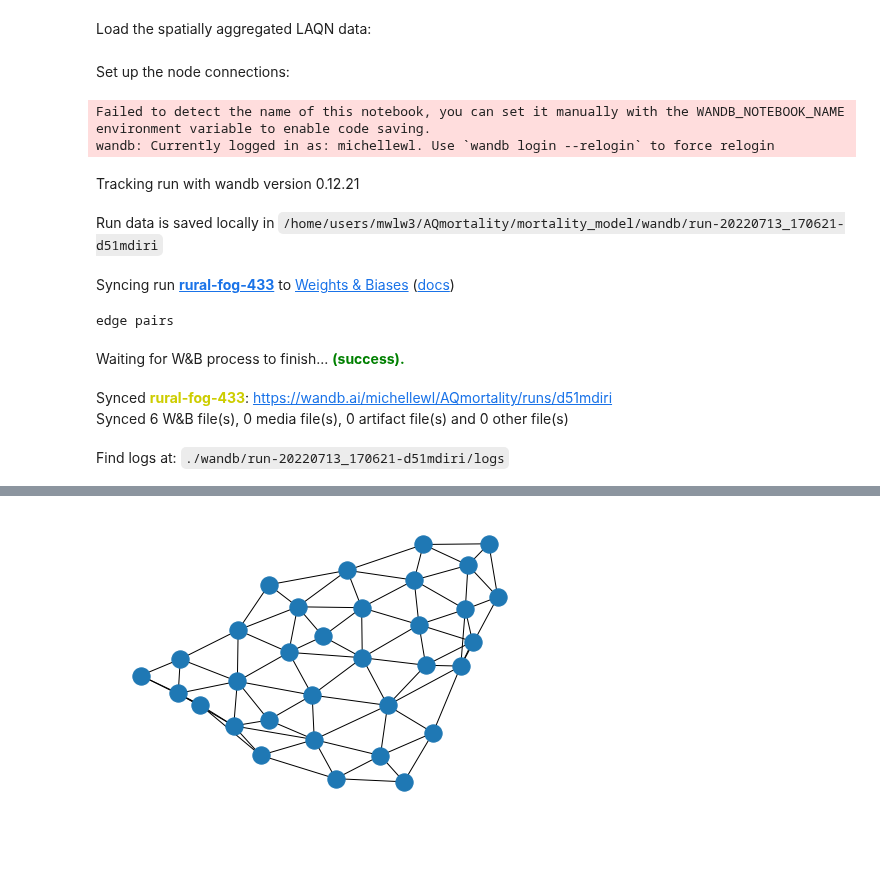
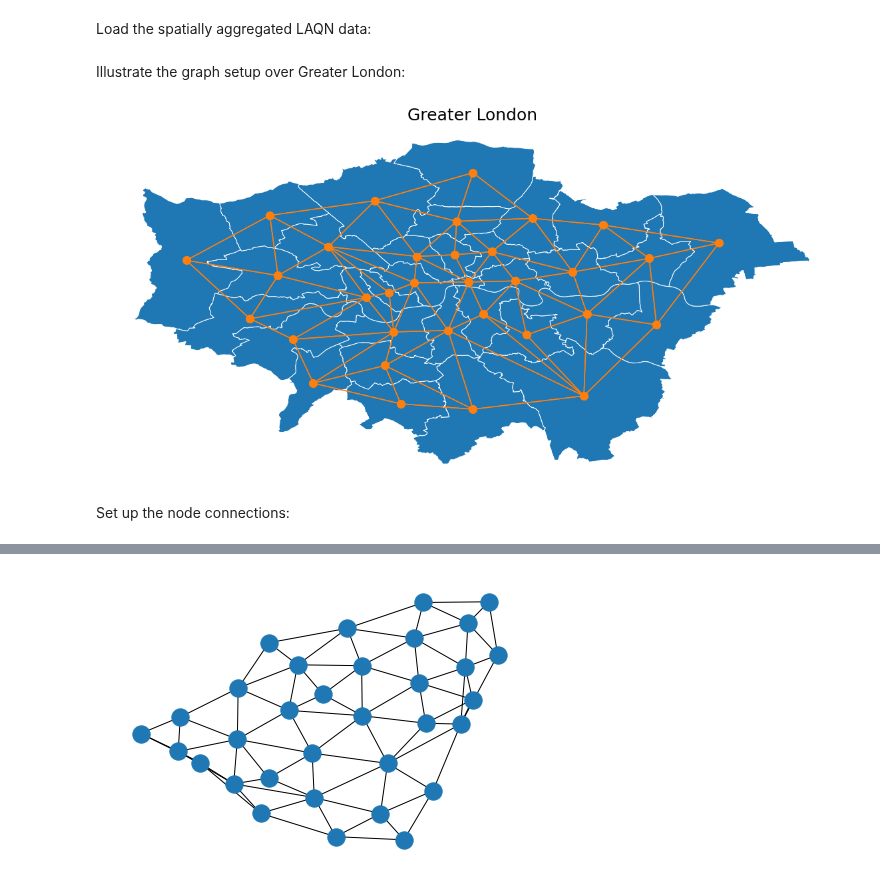
Before and after one commit to michellewl/AQmortality, a Jupyter notebook: mortality_model/borough_mortality.ipynb, the cells around one changed output, grey strips where cells are left out. Saved outputs shown, nothing was run; the diff lists cells and outputs as text; code cells hidden in the pictures; blank space fills up the shorter version.

Commit message:
Illustrative plot of Greater London with graph network overlaid.

```diff
--- a/mortality_model/borough_mortality.ipynb
+++ b/mortality_model/borough_mortality.ipynb
@@ -66,23 +91,27 @@ aggregated_NO2_df = NO2.read("laqn-local-authority")
 print(aggregated_NO2_df.shape)
 aggregated_NO2_df.plot()
 plt.show()
+# %% [markdown]
+Illustrate the graph setup over Greater London:
+# %%
+gdf = gpd.GeoDataFrame(edge_pairs.transpose(), columns=["x", "y"])
+
+for column in gdf.columns:
+    gdf[column] = gdf[column].map(london_authorities_gdf.centroid)
+
+gdf.set_geometry([LineString(xy) for xy in zip(gdf.x, gdf.y)], inplace=True)
 # %%
-london_authorities_gdf.plot()
+fig, ax = plt.subplots(figsize=(20, 15))
+
+london_authorities_gdf.plot(ax=ax, edgecolors="w")
+gdf.plot(ax=ax, color="tab:orange")
+london_authorities_gdf.centroid.plot(ax=ax, marker="o", markersize=150, facecolors="tab:orange", edgecolors="tab:orange")
+plt.axis("off")
+plt.title("Greater London", fontsize=25)
 plt.show()
+# %% [output]
+[figure, added]
 # %% [markdown]
 Set up the node connections:
 # %%
 # london_authorities_gdf, edge_pairs = geography.get_local_authority_neighbour_edges_and_log()
-# %%
-edge_pairs = geography.read("edge-pairs-array")
-# %% [output]
-Failed to detect the name of this notebook, you can set it manually with the WANDB_NOTEBOOK_NAME environment variable to enable code saving.
-wandb: Currently logged in as: michellewl. Use `wandb login --relogin` to force relogin
-Tracking run with wandb version 0.12.21
-Run data is saved locally in /home/users/mwlw3/AQmortality/mortality_model/wandb/run-20220713_170621-d51mdiri
-Syncing run rural-fog-433 to Weights & Biases (docs)
-edge pairs
-Waiting for W&B process to finish... (success).
-Synced rural-fog-433: https://wandb.ai/michellewl/AQmortality/runs/d51mdiri
-Synced 6 W&B file(s), 0 media file(s), 0 artifact file(s) and 0 other file(s)
-Find logs at: ./wandb/run-20220713_170621-d51mdiri/logs
```
Also changed, not shown: parts of 5 cells of this notebook.
